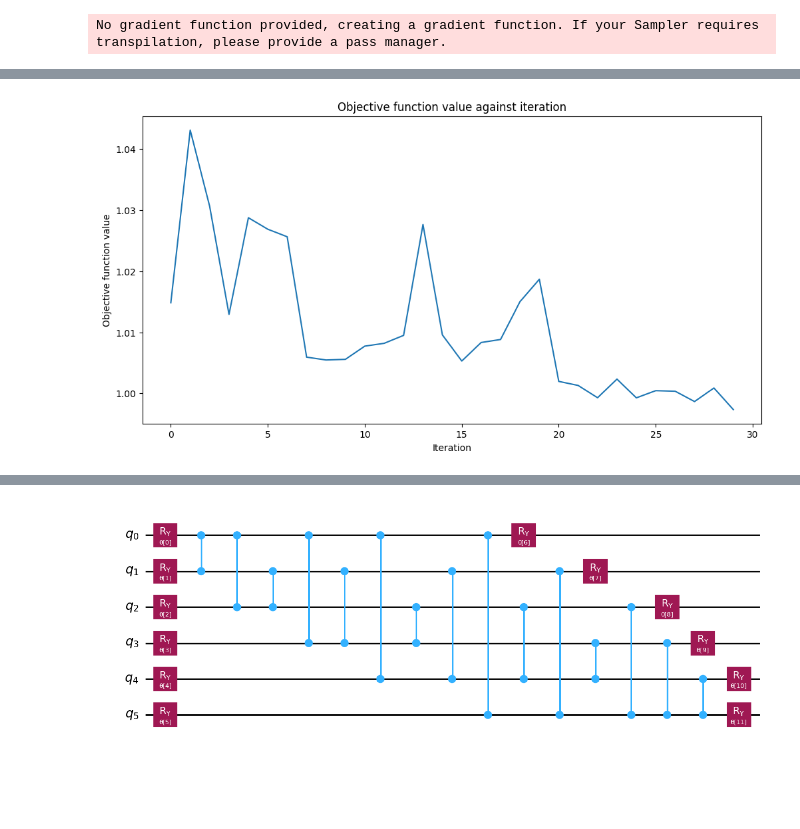
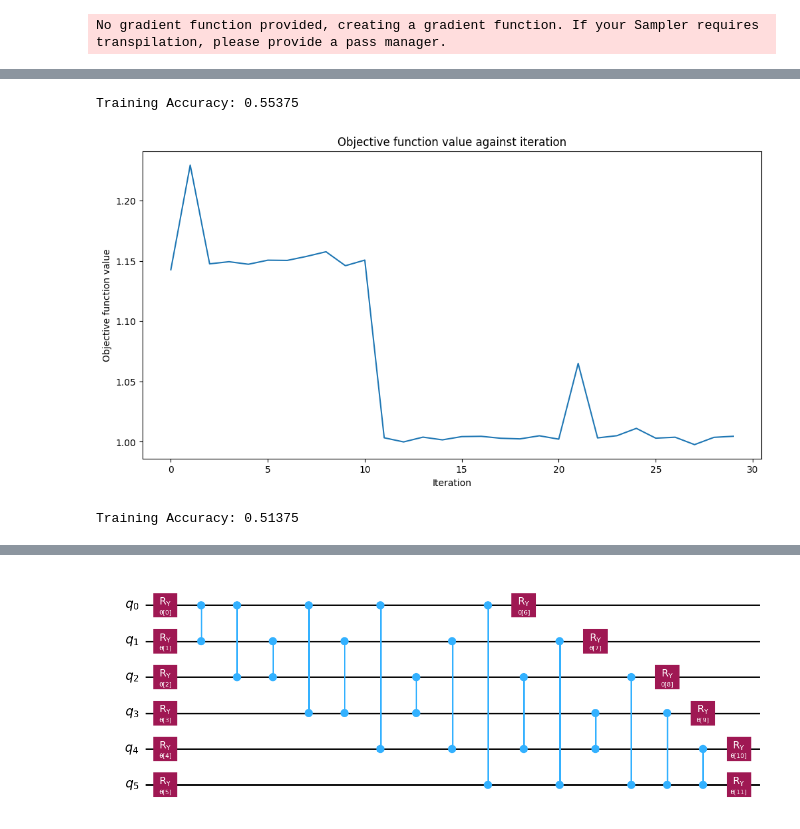
Before and after one commit to Al-Ashir-Intisar/quantum-computing, a Jupyter notebook: project_codes/Final_Project_VQC_vs_CNN.ipynb, the cells around one changed output, grey strips where cells are left out. Saved outputs shown, nothing was run; the diff lists cells and outputs as text; code cells hidden in the pictures; blank space fills up the shorter version.

Commit message:
Final code notebook for the project VQC with amplitude encoding and ZZ featuremap and classical NN comparison

```diff
--- a/project_codes/Final_Project_VQC_vs_CNN.ipynb
+++ b/project_codes/Final_Project_VQC_vs_CNN.ipynb
@@ -135,8 +156,8 @@ ansatz = TwoLocal(num_qubits=6, rotation_blocks="ry", entanglement_blocks="cz",
 # %%
-# construct variational quantum classifier
-vqc_isomap = VQC(
-    feature_map=feature_map,
-    ansatz=ansatz,
+# construct variational quantum classifier with RawFeatureVector feature map and ansatz with 6 qubits for isomap dataset
+vqc_isomap_raw = VQC(
+    feature_map=feature_map_raw,
+    ansatz=ansatz_raw,
     loss="cross_entropy",
     optimizer=COBYLA(maxiter=30),
     callback=callback_graph,
@@ -144,3 +165,13 @@ vqc_isomap = VQC(
 )
 # %% [output]
 No gradient function provided, creating a gradient function. If your Sampler requires transpilation, please provide a pass manager.
+# %%
+# construct variational quantum classifier with ZZFeatureMap feature map and ansatz with 10 qubits for 10 components in pca dataset
+vqc_pca10_ZZ = VQC(
+    feature_map=feature_map_ZZ,
+    ansatz=ansatz_zz,
+    optimizer=COBYLA(maxiter=30),
+    loss="cross_entropy",
+    sampler=sampler,
+    callback=callback_graph
+)
@@ -149,8 +182,8 @@ No gradient function provided, creating a gradient function. If your Sampler req
 objective_func_vals = []
 plt.rcParams["figure.figsize"] = (12, 6)
 
-# fit classifier to isomap data
-vqc_isomap.fit(X_train_isomap_norm, y_one_hot)
+# fit classifier to pca dataset with RawFeatureVector feature map and ansatz with 6 qubits
+vqc_pca_raw.fit(X_train_pca_norm, y_one_hot)
 
 # return to default figsize
 plt.rcParams["figure.figsize"] = (6, 4)
@@ -177,0 +211,10 @@ Training Accuracy: 0.525
+# %%
+# create empty array for callback to store evaluations of the objective function
+objective_func_vals = []
+plt.rcParams["figure.figsize"] = (12, 6)
+
+# fit classifier to isomap dataset with RawFeatureVector feature map and ansatz with 6 qubits
+vqc_isomap_raw.fit(X_train_isomap_norm, y_one_hot)
+
+# return to default figsize
+plt.rcParams["figure.figsize"] = (6, 4)
@@ -178,17 +223,50 @@ Training Accuracy: 0.525
+# %%
+# score classifier on isomap dataset with RawFeatureVector feature map and ansatz with 6 qubits
+vqc_isomap_raw.score(X_train_isomap_norm, y_one_hot)
+# evaluate data points
+y_predict = vqc_isomap_raw.predict(X_train_isomap_norm)
+
+from sklearn.metrics import accuracy_score
+
+# Predict labels for the training set
+y_pred = np.argmax(y_predict, axis=1)
+
+# Convert one-hot encoded `y_one_hot` back to class labels
+y_true = np.argmax(y_one_hot, axis=1)
+
+# Compute accuracy
+acc = accuracy_score(y_true, y_pred)
+print("Training Accuracy:", acc)
+# %% [output]
+Training Accuracy: 0.55375
 # %%
 # create empty array for callback to store evaluations of the objective function
 objective_func_vals = []
 plt.rcParams["figure.figsize"] = (12, 6)
 
-# fit classifier to pca data
-vqc.fit(X_train_norm, y_one_hot)
+# fit classifier to first 10 pca components dataset with ZZFeatureMap feature map and ansatz with 10 qubits
+vqc_pca10_ZZ.fit(X_train_pca_10_norm, y_one_hot)
 
 # return to default figsize
 plt.rcParams["figure.figsize"] = (6, 4)
 # %% [output]
-[figure, old version]
+[figure, new version]
 # %%
-# score classifier
-vqc.score(X_train_norm, y_one_hot)
+# score classifier on first 10 components in pca dataset with ZZFeatureMap feature map and ansatz with 10 qubits
+vqc_pca10_ZZ.score(X_train_pca_10_norm, y_one_hot)
 # evaluate data points
-y_predict = vqc.predict(X_train_norm)
+y_predict = vqc_pca10_ZZ.predict(X_train_pca_10_norm)
+
+from sklearn.metrics import accuracy_score
+
+# Predict labels for the training set
+y_pred = np.argmax(y_predict, axis=1)
+
+# Convert one-hot encoded `y_one_hot` back to class labels
+y_true = np.argmax(y_one_hot, axis=1)
+
+# Compute accuracy
+acc = accuracy_score(y_true, y_pred)
+print("Training Accuracy:", acc)
+# %% [output]
+Training Accuracy: 0.51375
```
Also changed, not shown: parts of 31 cells of this notebook.
